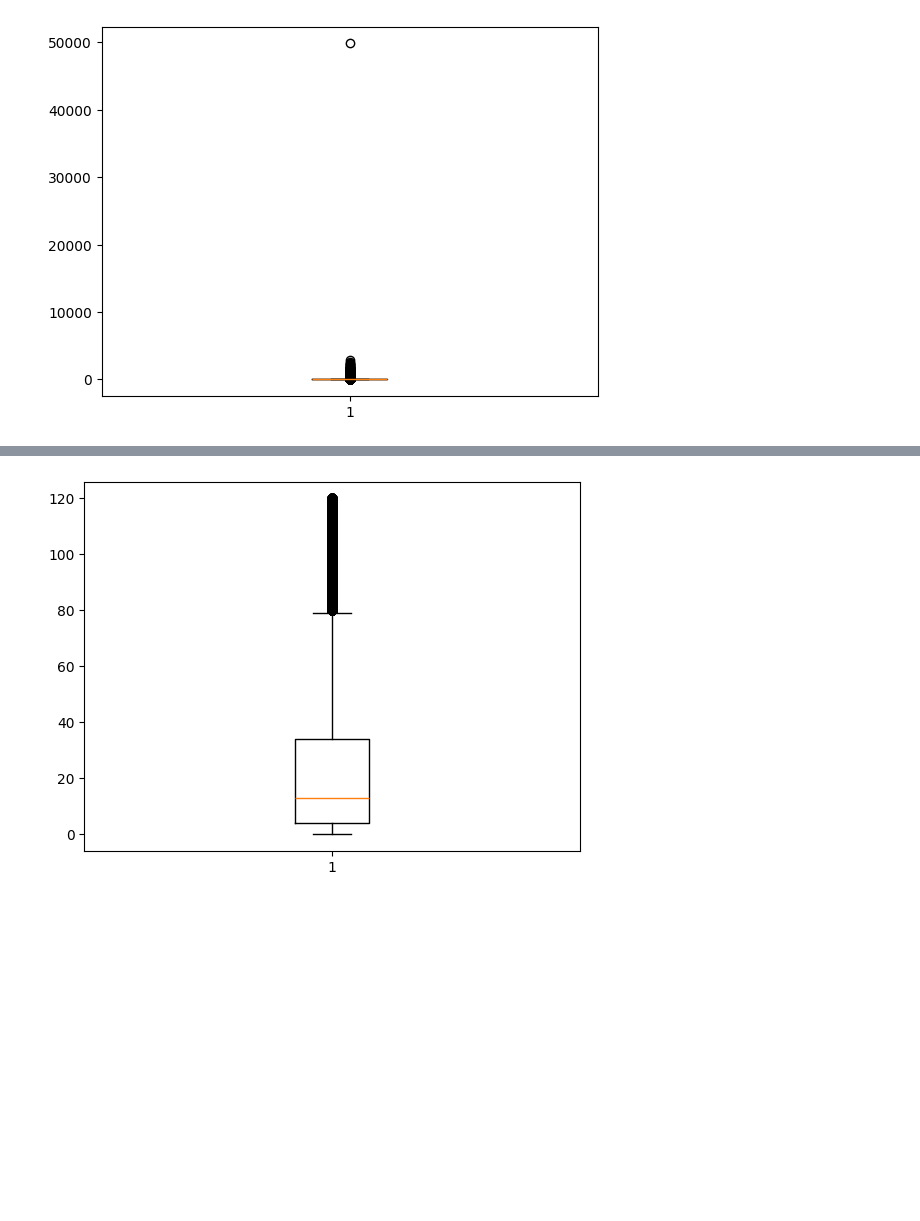
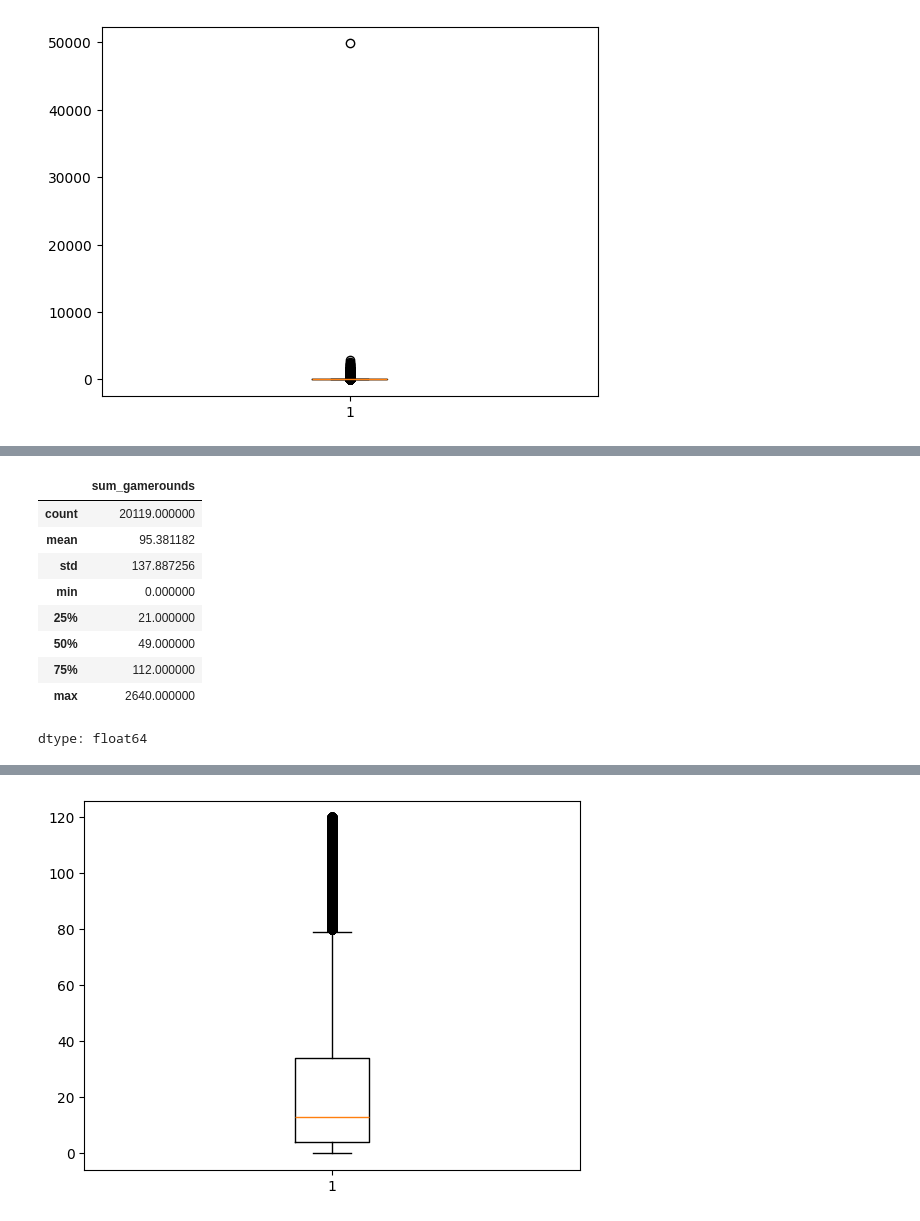
Before and after one commit to harshchamp/A-B-testing-Model, a Jupyter notebook: AB_Testing.ipynb, the cells around one changed output, grey strips where cells are left out. Cells and saved outputs as stored; diff of their text form; code cells hidden in the pictures; blank space fills up the shorter version.

```diff
--- a/AB_Testing.ipynb
+++ b/AB_Testing.ipynb
@@ -107,0 +159,13 @@ plt.show()
+# %%
+df[(df['version'] == 'gate_40') & (df['retention_1']== True)]['sum_gamerounds'].describe()
+# %% [output]
+|  | sum_gamerounds |
+| count | 20119.000000 |
+| mean | 95.381182 |
+| std | 137.887256 |
+| min | 0.000000 |
+| 25% | 21.000000 |
+| 50% | 49.000000 |
+| 75% | 112.000000 |
+| max | 2640.000000 |
+dtype: float64
```
Also changed, not shown: parts of 23 cells of this notebook.
